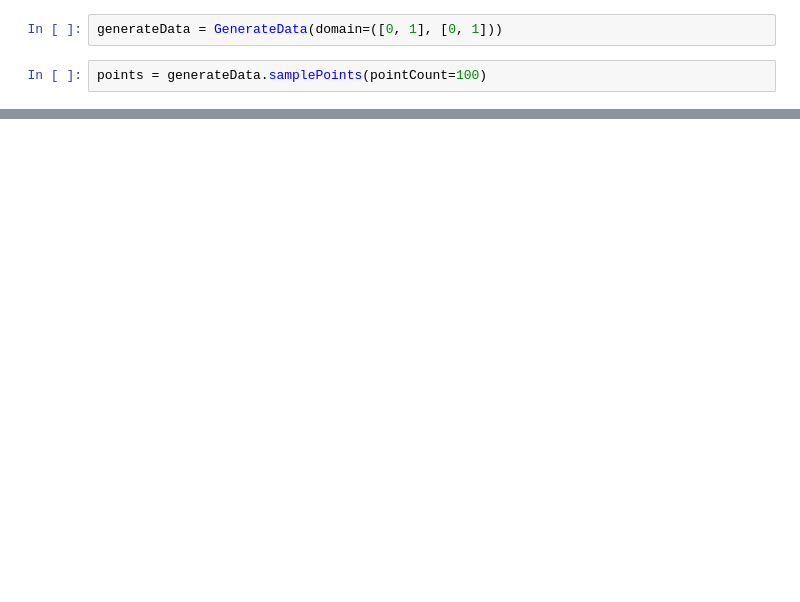
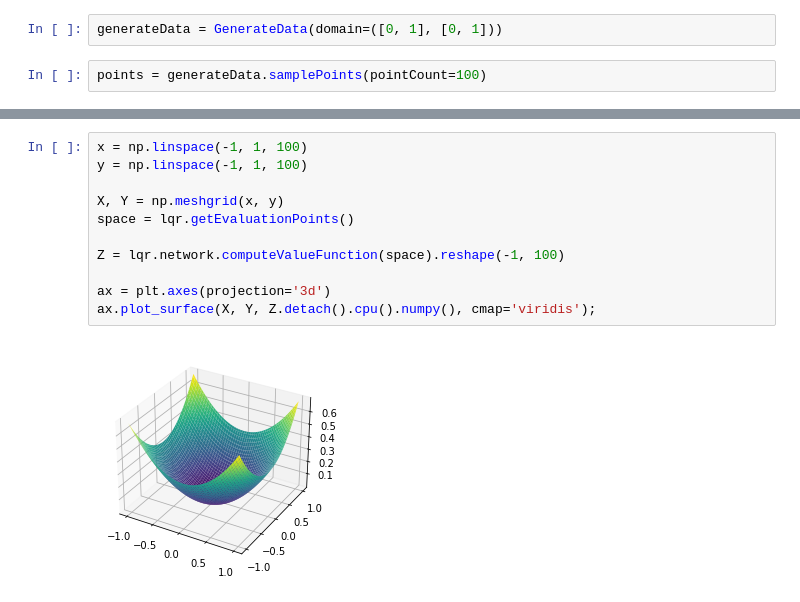
Before and after one commit to alaignelet/optimal_control, a Jupyter notebook: data_augmentation.ipynb, the cells around one changed output, grey strips where cells are left out. Drawn from its saved outputs; the diff is of its cells as text; blank space fills up the shorter version.

```diff
--- a/data_augmentation.ipynb
+++ b/data_augmentation.ipynb
@@ -24,0 +52,13 @@ lqr = LinearQuadraticRegulator(network=network, gamma=gamma, dim=layers[0])
+# %%
+x = np.linspace(-1, 1, 100)
+y = np.linspace(-1, 1, 100)
+
+X, Y = np.meshgrid(x, y)
+space = lqr.getEvaluationPoints()
+
+Z = lqr.network.computeValueFunction(space).reshape(-1, 100)
+
+ax = plt.axes(projection='3d')
+ax.plot_surface(X, Y, Z.detach().cpu().numpy(), cmap='viridis');
+# %% [output]
+[figure, added]
```
Also changed, not shown: parts of 7 cells of this notebook, 1 other file.
